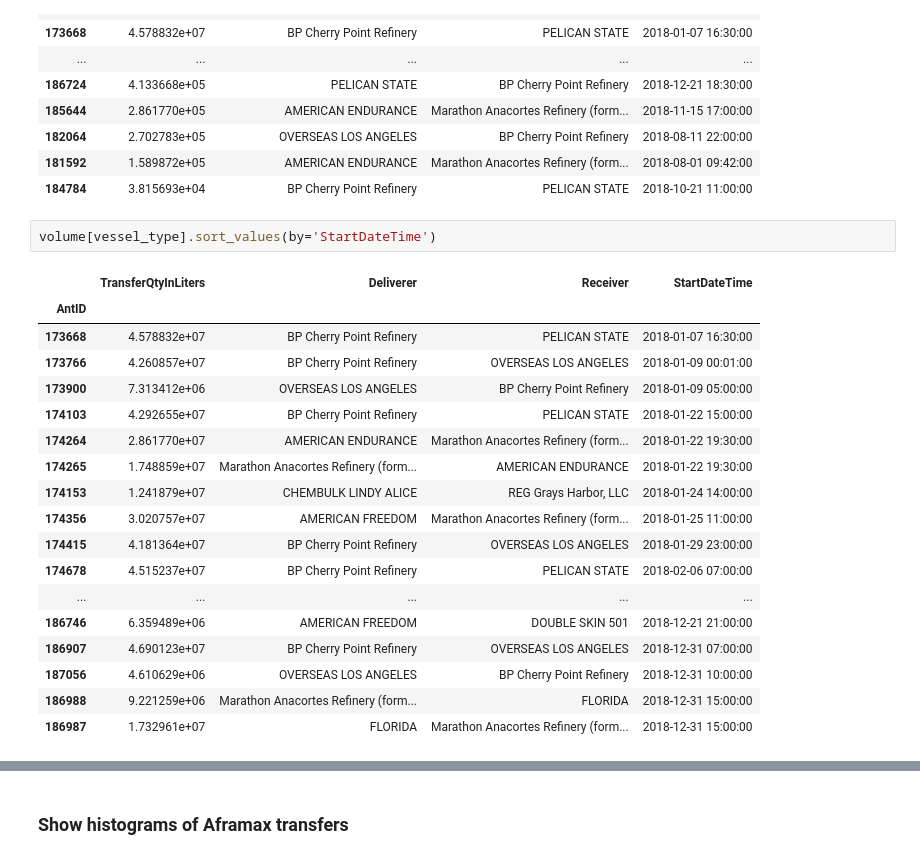
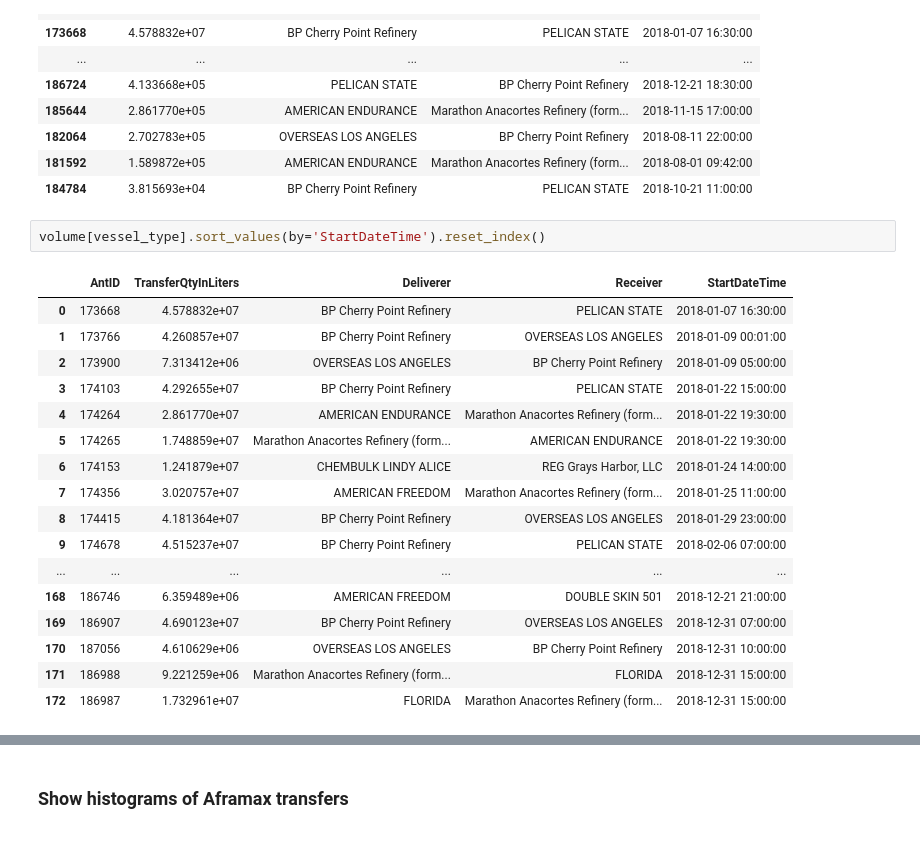
Before and after one commit to MIDOSS/analysis-rachael, a Jupyter notebook: notebooks/monte_carlo/QAQC_Tanker_AISlengths_DOEcapacities.ipynb, the cells around one changed output, grey strips where cells are left out. Saved outputs shown, nothing was run; the diff lists cells and outputs as text.

```diff
--- a/notebooks/monte_carlo/QAQC_Tanker_AISlengths_DOEcapacities.ipynb
+++ b/notebooks/monte_carlo/QAQC_Tanker_AISlengths_DOEcapacities.ipynb
@@ -667,23 +667,22 @@ plt.show()
 | 181592 | 1.589872e+05 | AMERICAN ENDURANCE | Marathon Anacortes Refinery (form... | 2018-08-01 09:42:00 |
 | 184784 | 3.815693e+04 | BP Cherry Point Refinery | PELICAN STATE | 2018-10-21 11:00:00 |
 # %%
-volume[vessel_type].sort_values(by='StartDateTime')
+volume[vessel_type].sort_values(by='StartDateTime').reset_index()
 # %% [output]
-|  | TransferQtyInLiters | Deliverer | Receiver | StartDateTime |
-| AntID |  |  |  |  |
-| 173668 | 4.578832e+07 | BP Cherry Point Refinery | PELICAN STATE | 2018-01-07 16:30:00 |
-| 173766 | 4.260857e+07 | BP Cherry Point Refinery | OVERSEAS LOS ANGELES | 2018-01-09 00:01:00 |
-| 173900 | 7.313412e+06 | OVERSEAS LOS ANGELES | BP Cherry Point Refinery | 2018-01-09 05:00:00 |
-| 174103 | 4.292655e+07 | BP Cherry Point Refinery | PELICAN STATE | 2018-01-22 15:00:00 |
-| 174264 | 2.861770e+07 | AMERICAN ENDURANCE | Marathon Anacortes Refinery (form... | 2018-01-22 19:30:00 |
-| 174265 | 1.748859e+07 | Marathon Anacortes Refinery (form... | AMERICAN ENDURANCE | 2018-01-22 19:30:00 |
-| 174153 | 1.241879e+07 | CHEMBULK LINDY ALICE | REG Grays Harbor, LLC | 2018-01-24 14:00:00 |
-| 174356 | 3.020757e+07 | AMERICAN FREEDOM | Marathon Anacortes Refinery (form... | 2018-01-25 11:00:00 |
-| 174415 | 4.181364e+07 | BP Cherry Point Refinery | OVERSEAS LOS ANGELES | 2018-01-29 23:00:00 |
-| 174678 | 4.515237e+07 | BP Cherry Point Refinery | PELICAN STATE | 2018-02-06 07:00:00 |
-| ... | ... | ... | ... | ... |
-| 186746 | 6.359489e+06 | AMERICAN FREEDOM | DOUBLE SKIN 501 | 2018-12-21 21:00:00 |
-| 186907 | 4.690123e+07 | BP Cherry Point Refinery | OVERSEAS LOS ANGELES | 2018-12-31 07:00:00 |
-| 187056 | 4.610629e+06 | OVERSEAS LOS ANGELES | BP Cherry Point Refinery | 2018-12-31 10:00:00 |
-| 186988 | 9.221259e+06 | Marathon Anacortes Refinery (form... | FLORIDA | 2018-12-31 15:00:00 |
-| 186987 | 1.732961e+07 | FLORIDA | Marathon Anacortes Refinery (form... | 2018-12-31 15:00:00 |
+|  | AntID | TransferQtyInLiters | Deliverer | Receiver | StartDateTime |
+| 0 | 173668 | 4.578832e+07 | BP Cherry Point Refinery | PELICAN STATE | 2018-01-07 16:30:00 |
+| 1 | 173766 | 4.260857e+07 | BP Cherry Point Refinery | OVERSEAS LOS ANGELES | 2018-01-09 00:01:00 |
+| 2 | 173900 | 7.313412e+06 | OVERSEAS LOS ANGELES | BP Cherry Point Refinery | 2018-01-09 05:00:00 |
+| 3 | 174103 | 4.292655e+07 | BP Cherry Point Refinery | PELICAN STATE | 2018-01-22 15:00:00 |
+| 4 | 174264 | 2.861770e+07 | AMERICAN ENDURANCE | Marathon Anacortes Refinery (form... | 2018-01-22 19:30:00 |
+| 5 | 174265 | 1.748859e+07 | Marathon Anacortes Refinery (form... | AMERICAN ENDURANCE | 2018-01-22 19:30:00 |
+| 6 | 174153 | 1.241879e+07 | CHEMBULK LINDY ALICE | REG Grays Harbor, LLC | 2018-01-24 14:00:00 |
+| 7 | 174356 | 3.020757e+07 | AMERICAN FREEDOM | Marathon Anacortes Refinery (form... | 2018-01-25 11:00:00 |
+| 8 | 174415 | 4.181364e+07 | BP Cherry Point Refinery | OVERSEAS LOS ANGELES | 2018-01-29 23:00:00 |
+| 9 | 174678 | 4.515237e+07 | BP Cherry Point Refinery | PELICAN STATE | 2018-02-06 07:00:00 |
+| ... | ... | ... | ... | ... | ... |
+| 168 | 186746 | 6.359489e+06 | AMERICAN FREEDOM | DOUBLE SKIN 501 | 2018-12-21 21:00:00 |
+| 169 | 186907 | 4.690123e+07 | BP Cherry Point Refinery | OVERSEAS LOS ANGELES | 2018-12-31 07:00:00 |
+| 170 | 187056 | 4.610629e+06 | OVERSEAS LOS ANGELES | BP Cherry Point Refinery | 2018-12-31 10:00:00 |
+| 171 | 186988 | 9.221259e+06 | Marathon Anacortes Refinery (form... | FLORIDA | 2018-12-31 15:00:00 |
+| 172 | 186987 | 1.732961e+07 | FLORIDA | Marathon Anacortes Refinery (form... | 2018-12-31 15:00:00 |
```
Also changed, not shown: parts of 9 cells of this notebook.
